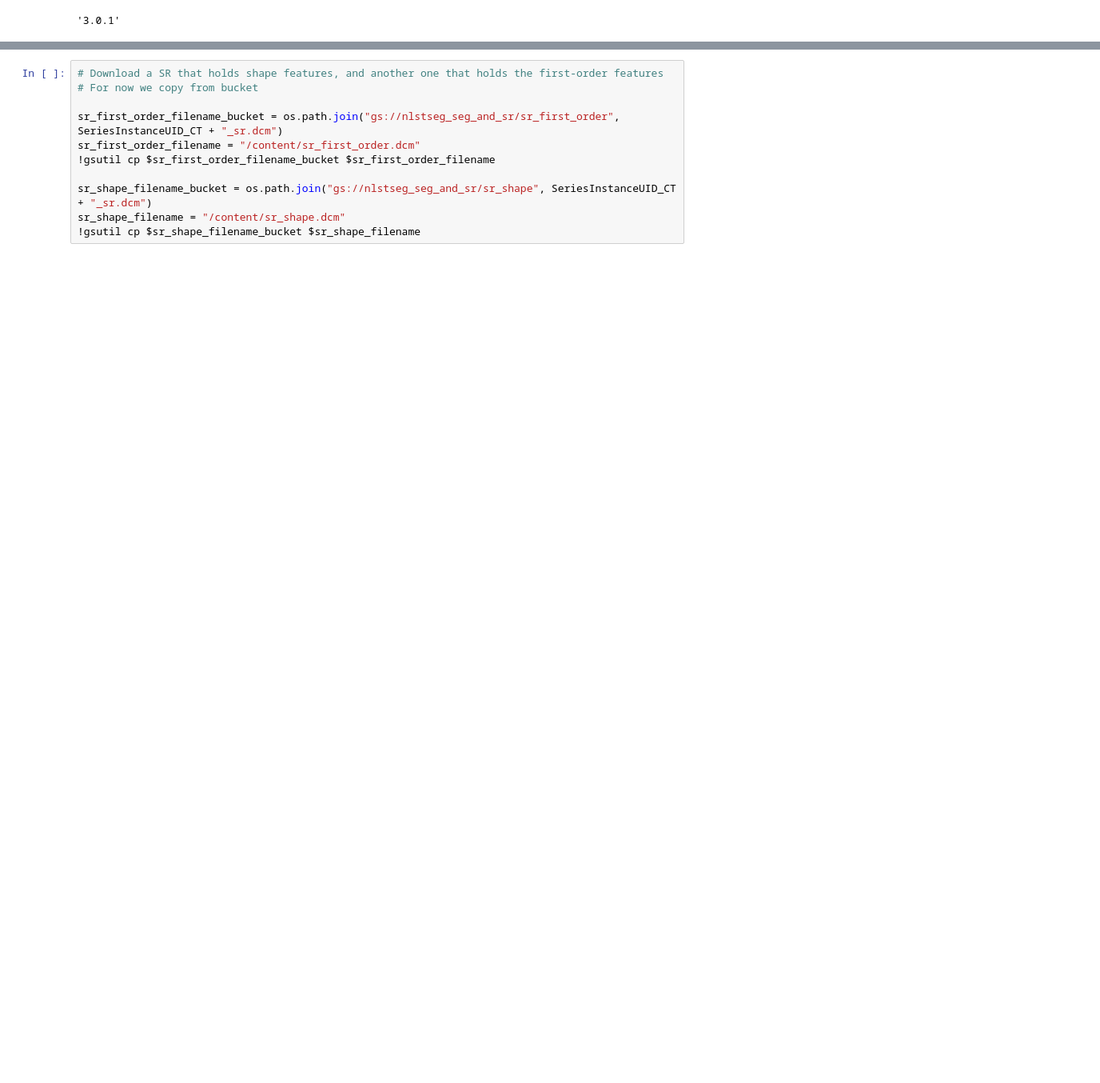
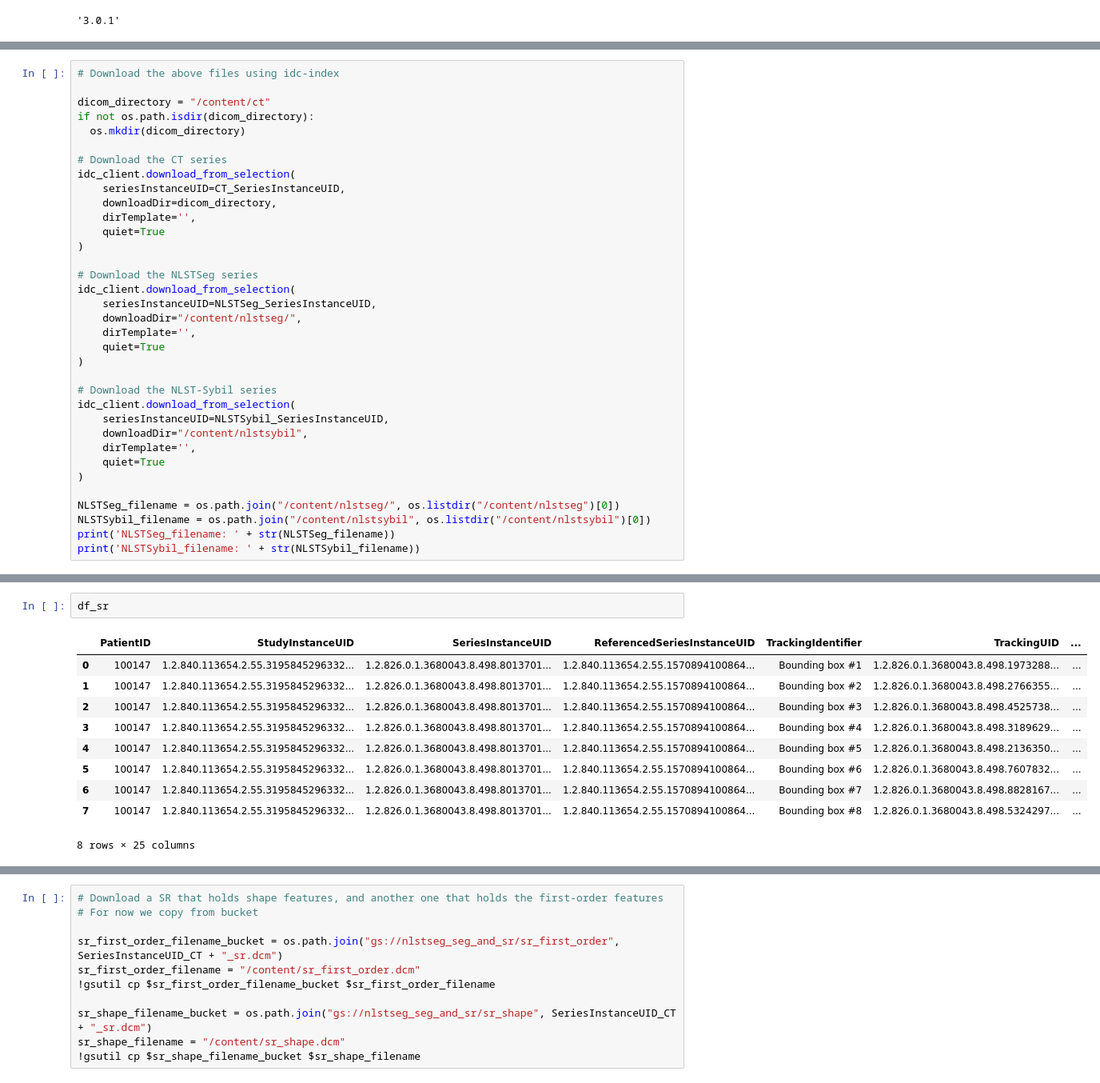
Before and after one commit to deepakri201/NLSTNatureSciData, a Jupyter notebook: UsageNotes/parseSEGandSR.ipynb, the cells around one changed output, grey strips where cells are left out. Shown: that part at 80% size. Saved outputs shown, nothing was run; the diff lists cells and outputs as text; blank space fills up the shorter version.

```diff
--- a/UsageNotes/parseSEGandSR.ipynb
+++ b/UsageNotes/parseSEGandSR.ipynb
@@ -226,0 +256,35 @@ Operation completed over 1 objects/492.2 KiB.
+# %%
+# Download the above files using idc-index
+
+dicom_directory = "/content/ct"
+if not os.path.isdir(dicom_directory):
+  os.mkdir(dicom_directory)
+
+# Download the CT series
+idc_client.download_from_selection(
+    seriesInstanceUID=CT_SeriesInstanceUID,
+    downloadDir=dicom_directory,
+    dirTemplate='',
+    quiet=True
+)
+
+# Download the NLSTSeg series
+idc_client.download_from_selection(
+    seriesInstanceUID=NLSTSeg_SeriesInstanceUID,
+    downloadDir="/content/nlstseg/",
+    dirTemplate='',
+    quiet=True
+)
+
+# Download the NLST-Sybil series
+idc_client.download_from_selection(
+    seriesInstanceUID=NLSTSybil_SeriesInstanceUID,
+    downloadDir="/content/nlstsybil",
+    dirTemplate='',
+    quiet=True
+)
+
+NLSTSeg_filename = os.path.join("/content/nlstseg/", os.listdir("/content/nlstseg")[0])
+NLSTSybil_filename = os.path.join("/content/nlstsybil", os.listdir("/content/nlstsybil")[0])
+print('NLSTSeg_filename: ' + str(NLSTSeg_filename))
+print('NLSTSybil_filename: ' + str(NLSTSybil_filename))
@@ -323,0 +547,13 @@ idc_client.download_from_selection(
+# %%
+df_sr
+# %% [output]
+|  | PatientID | StudyInstanceUID | SeriesInstanceUID | ReferencedSeriesInstanceUID | TrackingIdentifier | TrackingUID | ... |
+| 0 | 100147 | 1.2.840.113654.2.55.3195845296332... | 1.2.826.0.1.3680043.8.498.8013701... | 1.2.840.113654.2.55.1570894100864... | Bounding box #1 | 1.2.826.0.1.3680043.8.498.1973288... | ... |
+| 1 | 100147 | 1.2.840.113654.2.55.3195845296332... | 1.2.826.0.1.3680043.8.498.8013701... | 1.2.840.113654.2.55.1570894100864... | Bounding box #2 | 1.2.826.0.1.3680043.8.498.2766355... | ... |
+| 2 | 100147 | 1.2.840.113654.2.55.3195845296332... | 1.2.826.0.1.3680043.8.498.8013701... | 1.2.840.113654.2.55.1570894100864... | Bounding box #3 | 1.2.826.0.1.3680043.8.498.4525738... | ... |
+| 3 | 100147 | 1.2.840.113654.2.55.3195845296332... | 1.2.826.0.1.3680043.8.498.8013701... | 1.2.840.113654.2.55.1570894100864... | Bounding box #4 | 1.2.826.0.1.3680043.8.498.3189629... | ... |
+| 4 | 100147 | 1.2.840.113654.2.55.3195845296332... | 1.2.826.0.1.3680043.8.498.8013701... | 1.2.840.113654.2.55.1570894100864... | Bounding box #5 | 1.2.826.0.1.3680043.8.498.2136350... | ... |
+| 5 | 100147 | 1.2.840.113654.2.55.3195845296332... | 1.2.826.0.1.3680043.8.498.8013701... | 1.2.840.113654.2.55.1570894100864... | Bounding box #6 | 1.2.826.0.1.3680043.8.498.7607832... | ... |
+| 6 | 100147 | 1.2.840.113654.2.55.3195845296332... | 1.2.826.0.1.3680043.8.498.8013701... | 1.2.840.113654.2.55.1570894100864... | Bounding box #7 | 1.2.826.0.1.3680043.8.498.8828167... | ... |
+| 7 | 100147 | 1.2.840.113654.2.55.3195845296332... | 1.2.826.0.1.3680043.8.498.8013701... | 1.2.840.113654.2.55.1570894100864... | Bounding box #8 | 1.2.826.0.1.3680043.8.498.5324297... | ... |
+8 rows × 25 columns
```
Also changed, not shown: parts of 42 cells of this notebook.
